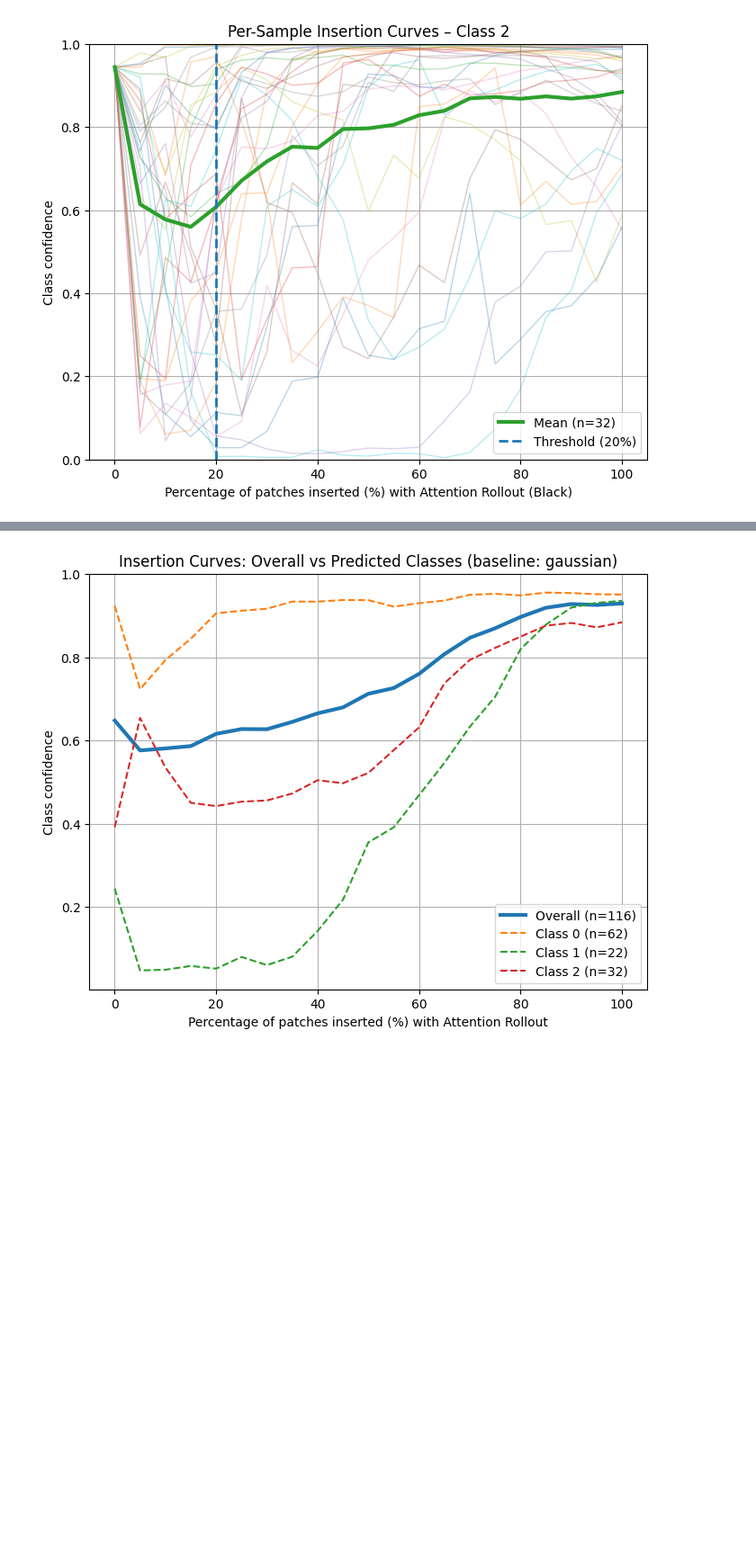
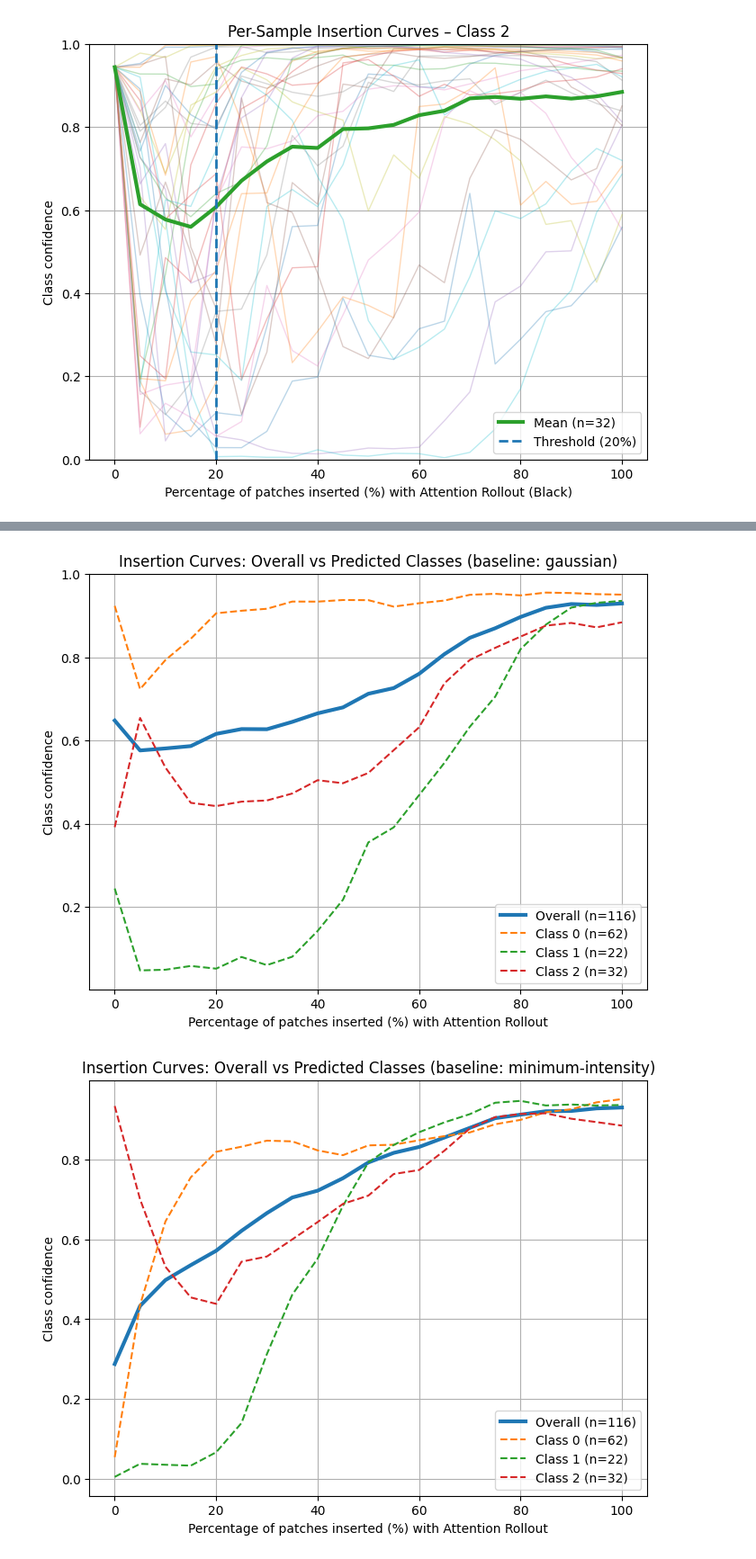
Before and after one commit to friendorus/Faithful-Faithfulness-Evaluations, a Jupyter notebook: scripts/Jupyter_notebook/CreateCurve_insertion.ipynb, the cells around one changed output, grey strips where cells are left out. Shown at 90% size. Cells and saved outputs as stored; diff of their text form; code cells hidden in the pictures; blank space fills up the shorter version.

```diff
--- a/scripts/Jupyter_notebook/CreateCurve_insertion.ipynb
+++ b/scripts/Jupyter_notebook/CreateCurve_insertion.ipynb
@@ -843,7 +843,7 @@ from pathlib import Path
 
 BASE_DIR = Path(
     "/home/jovyan/work/MST/results/ODELIA/DinoV2ClassifierSlice_Final/"
-    "evaluation/insertion"
+    "evaluation_results/insertion"
 )
 
 BASELINES = {
@@ -853,6 +853,8 @@ BASELINES = {
     "black-10": "black-10",
     "mean": "mean",
     "gaussian": "gaussian",
+    "minimum-intensity": "minimum-intensity",
+    "attention_mask": "attention_mask",
 }
 
 for baseline in BASELINES.values():
@@ -909,30 +911,31 @@ for baseline in BASELINES.values():
         x_percent,
         overall_mean,
         linewidth=3,
         label=f"Overall (n={len(all_curves)})"
     )
 
     # Per-class curves
     for cls, curves in sorted(class_curves.items()):
         curves = np.array(curves)
         mean_curve = curves.mean(axis=0)
         plt.plot(
             x_percent,
             mean_curve,
             linestyle="--",
             label=f"Class {cls} (n={len(curves)})"
         )
 
     plt.xlabel("Percentage of patches inserted (%) with Attention Rollout")
     plt.ylabel("Class confidence")
     plt.title("Insertion Curves: Overall vs Predicted Classes (baseline: {})".format(baseline))
     plt.legend()
     plt.grid(True)
     plt.show()
 # %% [output]
 [figure]
 [figure]
 [figure]
 [figure]
 [figure]
 [figure]
+[figure, added]
```
Also changed, not shown: parts of 1 cell of this notebook, 1 other file.
